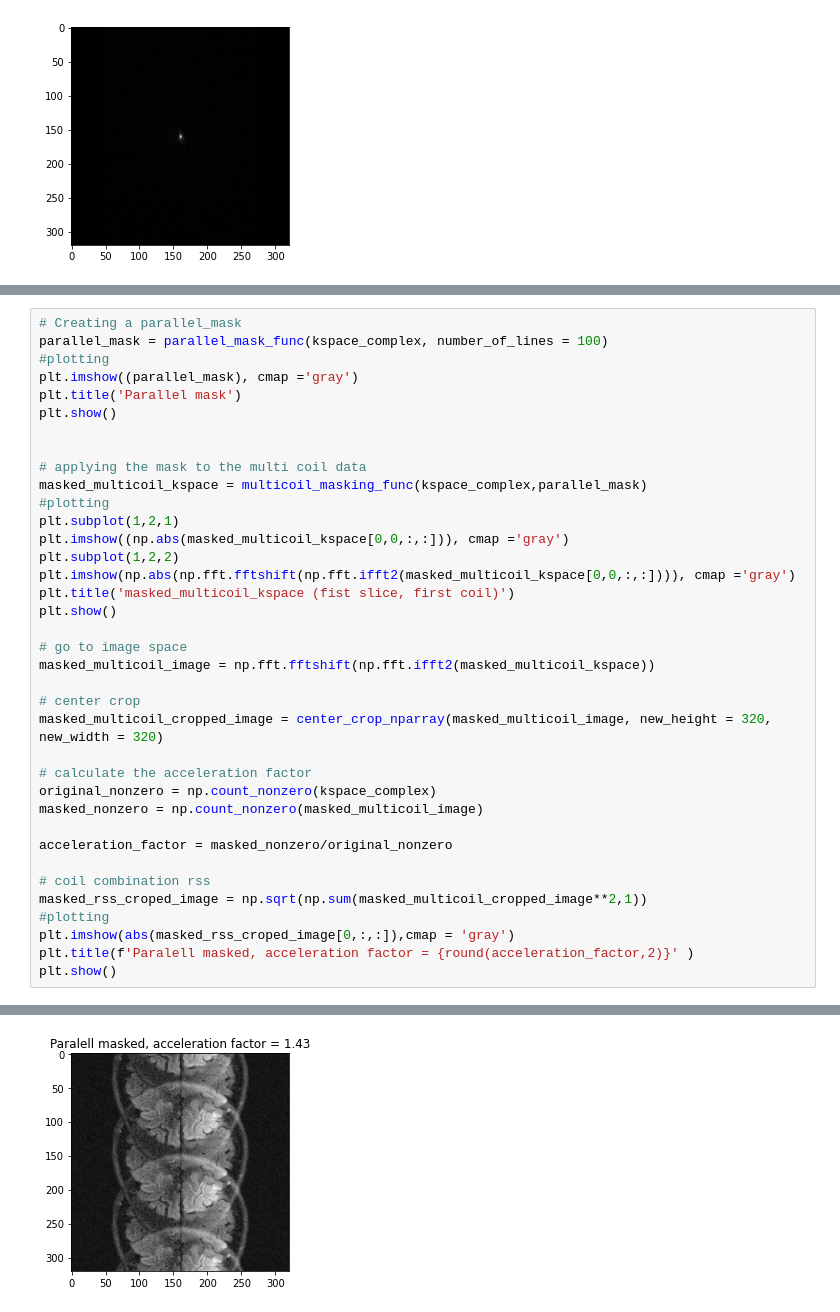
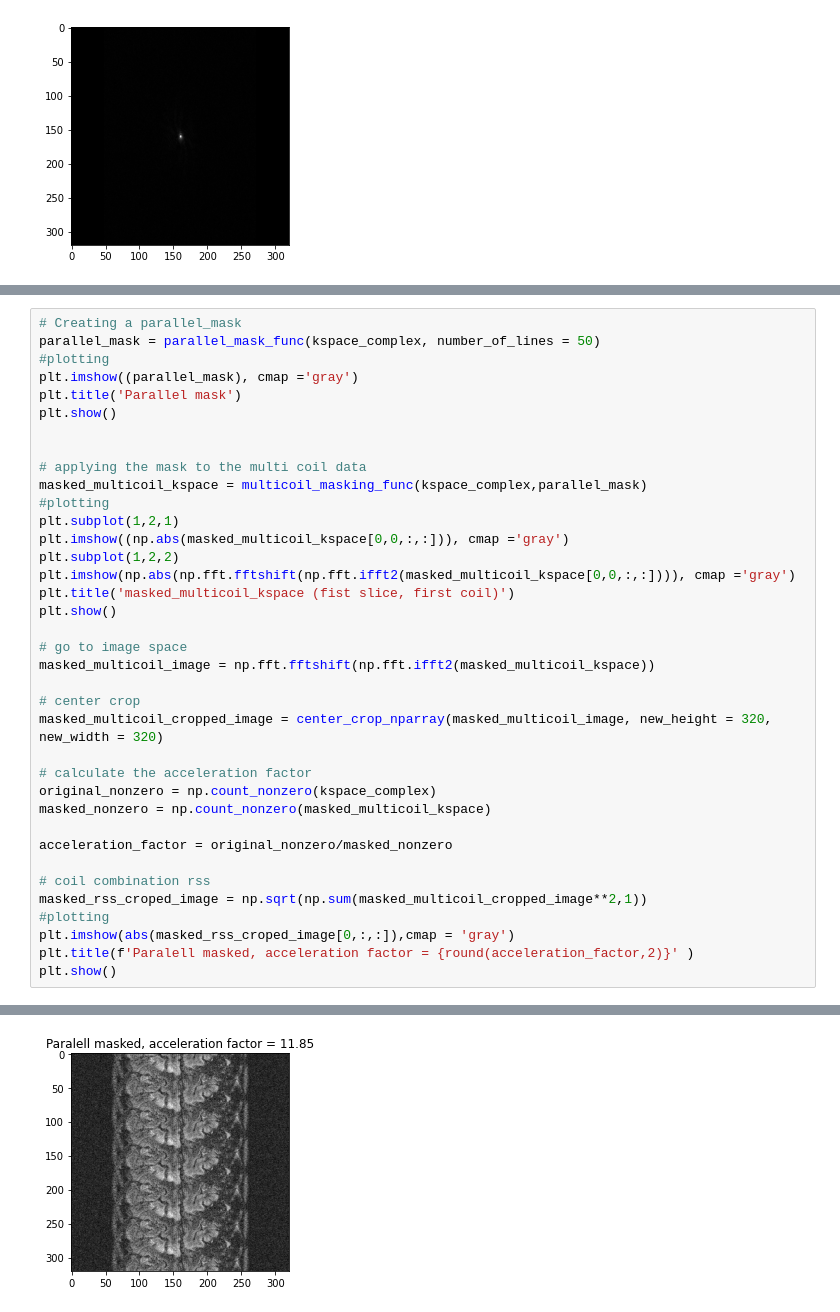
Before and after one commit to Samuel-van-Gurp/fastMRI, a Jupyter notebook: filter_notebook.ipynb, the cells around one changed output, grey strips where cells are left out. Cells and saved outputs as stored; diff of their text form.

Commit message:
disk mask and parallel mask functions work

```diff
--- a/filter_notebook.ipynb
+++ b/filter_notebook.ipynb
@@ -308,7 +308,7 @@ plt.show()
 [figure]
 # %%
 # Creating a parallel_mask
-parallel_mask = parallel_mask_func(kspace_complex, number_of_lines = 100)
+parallel_mask = parallel_mask_func(kspace_complex, number_of_lines = 50)
 #plotting
 plt.imshow((parallel_mask), cmap ='gray')
 plt.title('Parallel mask')
@@ -317,33 +317,33 @@ plt.show()
 
 # applying the mask to the multi coil data
 masked_multicoil_kspace = multicoil_masking_func(kspace_complex,parallel_mask)
 #plotting
 plt.subplot(1,2,1)
 plt.imshow((np.abs(masked_multicoil_kspace[0,0,:,:])), cmap ='gray')
 plt.subplot(1,2,2)
 plt.imshow(np.abs(np.fft.fftshift(np.fft.ifft2(masked_multicoil_kspace[0,0,:,:]))), cmap ='gray')
 plt.title('masked_multicoil_kspace (fist slice, first coil)')
 plt.show()
 
 # go to image space
 masked_multicoil_image = np.fft.fftshift(np.fft.ifft2(masked_multicoil_kspace))
 
 # center crop
 masked_multicoil_cropped_image = center_crop_nparray(masked_multicoil_image, new_height = 320, new_width = 320)
 
 # calculate the acceleration factor
 original_nonzero = np.count_nonzero(kspace_complex)
-masked_nonzero = np.count_nonzero(masked_multicoil_image)
+masked_nonzero = np.count_nonzero(masked_multicoil_kspace)
 
-acceleration_factor = masked_nonzero/original_nonzero
+acceleration_factor = original_nonzero/masked_nonzero
 
 # coil combination rss
 masked_rss_croped_image = np.sqrt(np.sum(masked_multicoil_cropped_image**2,1))
 #plotting
 plt.imshow(abs(masked_rss_croped_image[0,:,:]),cmap = 'gray')
 plt.title(f'Paralell masked, acceleration factor = {round(acceleration_factor,2)}' )
 plt.show()
 # %% [output]
 [figure]
 [figure]
-[figure, old version]
+[figure, new version]
```
Also changed, not shown: parts of 1 cell of this notebook.
